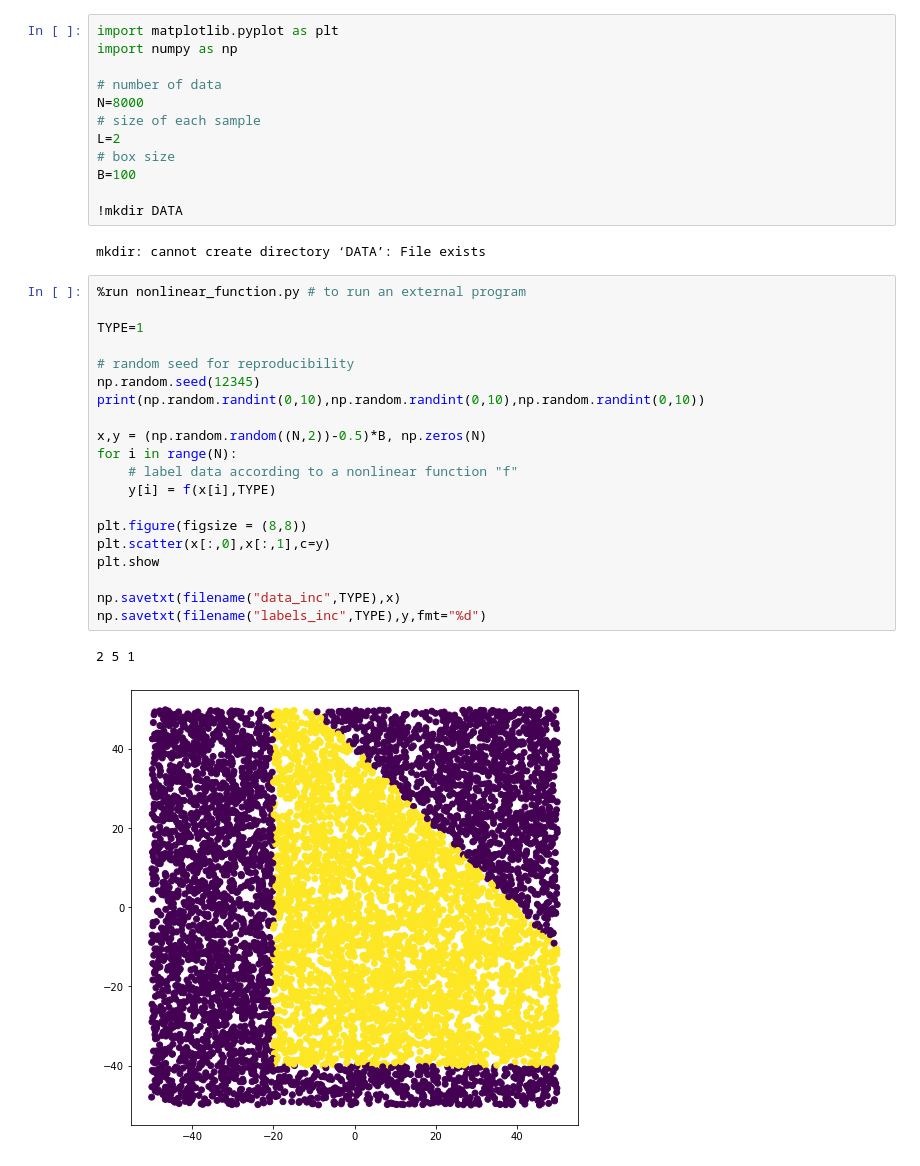
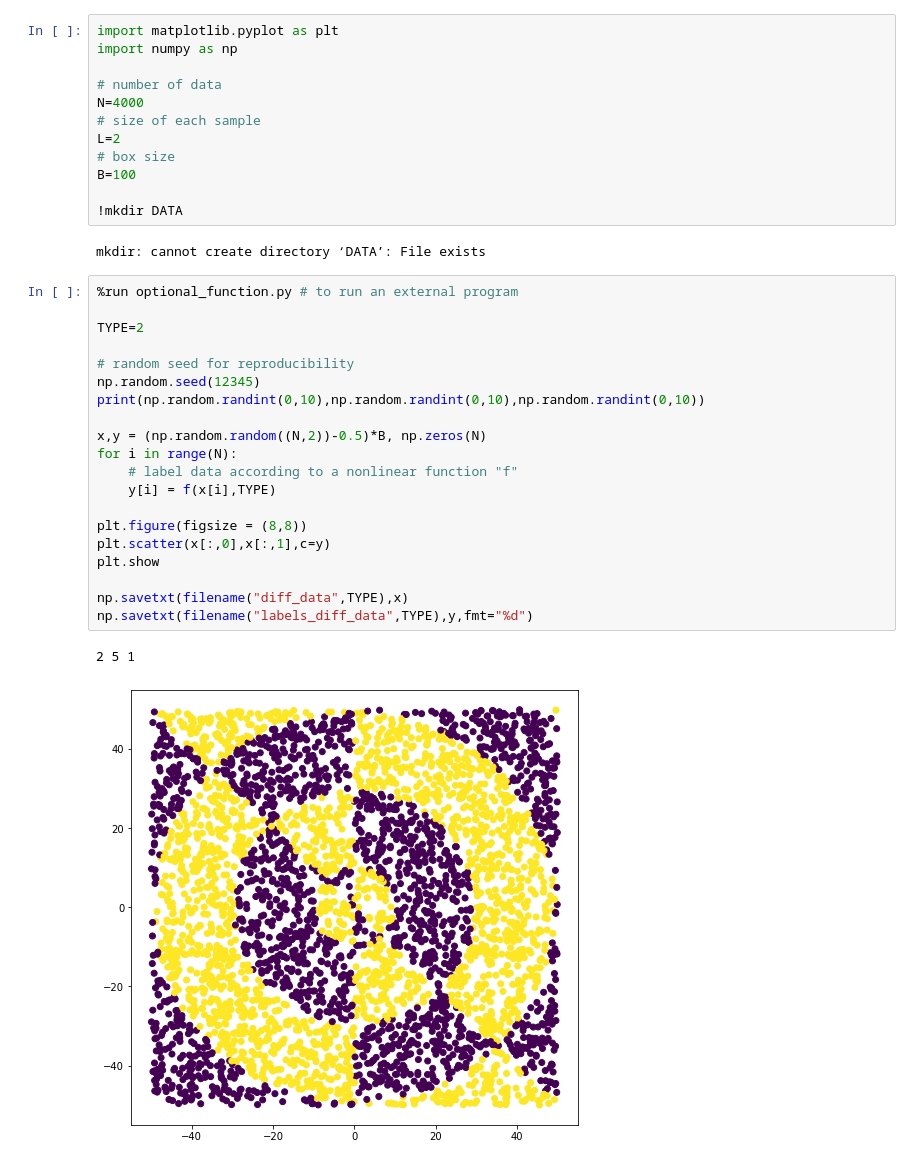
Before and after one commit to aidinattar/LoCP_MODB, a Jupyter notebook: Week2/generate_data_DNN_2022.ipynb, the cells around one changed output. Saved outputs shown, nothing was run; the diff lists cells and outputs as text.

```diff
--- a/Week2/generate_data_DNN_2022.ipynb
+++ b/Week2/generate_data_DNN_2022.ipynb
@@ -3,7 +3,7 @@ import matplotlib.pyplot as plt
 import numpy as np
 
 # number of data
-N=8000
+N=4000
 # size of each sample
 L=2
 # box size
@@ -13,25 +13,25 @@ B=100
 # %% [output]
 mkdir: cannot create directory ‘DATA’: File exists
 # %%
-%run nonlinear_function.py # to run an external program
+%run optional_function.py # to run an external program
 
-TYPE=1
+TYPE=2
 
 # random seed for reproducibility
 np.random.seed(12345)
 print(np.random.randint(0,10),np.random.randint(0,10),np.random.randint(0,10))
 
 x,y = (np.random.random((N,2))-0.5)*B, np.zeros(N)
 for i in range(N):
     # label data according to a nonlinear function "f"
     y[i] = f(x[i],TYPE)
 
 plt.figure(figsize = (8,8))
 plt.scatter(x[:,0],x[:,1],c=y)
 plt.show
 
-np.savetxt(filename("data_inc",TYPE),x)
-np.savetxt(filename("labels_inc",TYPE),y,fmt="%d")
+np.savetxt(filename("diff_data",TYPE),x)
+np.savetxt(filename("labels_diff_data",TYPE),y,fmt="%d")
 # %% [output]
 2 5 1
-[figure, old version]
+[figure, new version]
```
Also changed, not shown: parts of 1 cell of this notebook, 2 other files.
